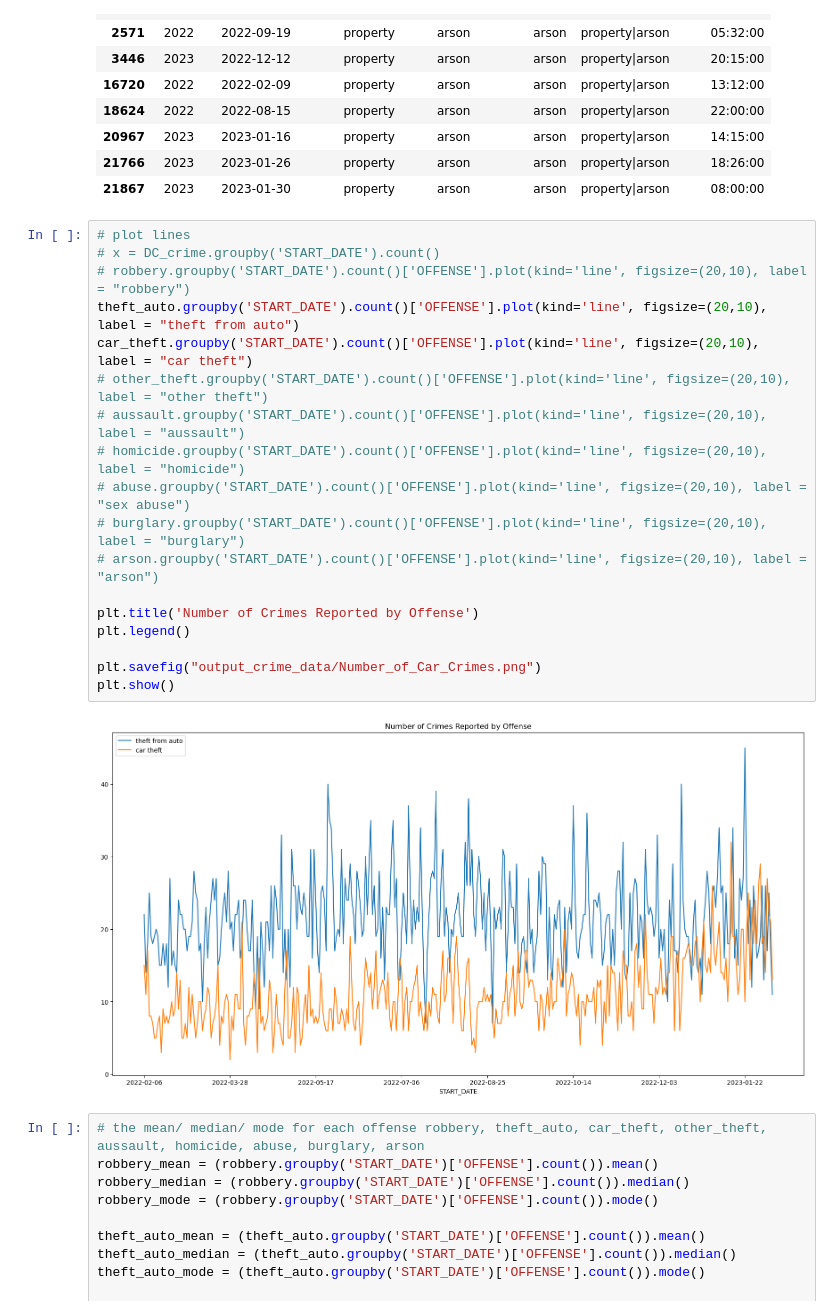
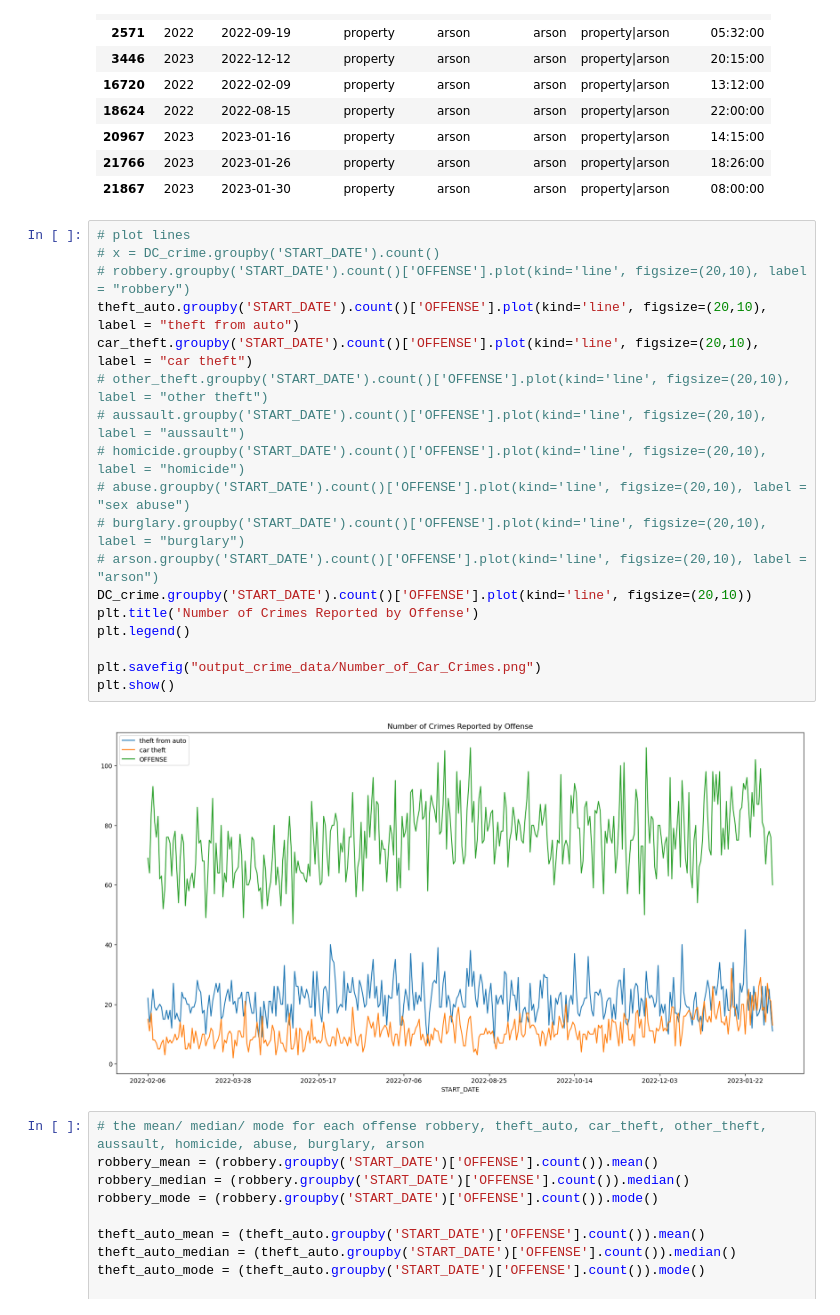
Before and after one commit to b-wild/Project_One_Group_2, a Jupyter notebook: DC_crime_analysis.ipynb, the cells around one changed output. Cells and saved outputs as stored; diff of their text form.

```diff
--- a/DC_crime_analysis.ipynb
+++ b/DC_crime_analysis.ipynb
@@ -108,23 +108,23 @@ arson
 # %%
 # plot lines
 # x = DC_crime.groupby('START_DATE').count()
 # robbery.groupby('START_DATE').count()['OFFENSE'].plot(kind='line', figsize=(20,10), label = "robbery")
 theft_auto.groupby('START_DATE').count()['OFFENSE'].plot(kind='line', figsize=(20,10), label = "theft from auto")
 car_theft.groupby('START_DATE').count()['OFFENSE'].plot(kind='line', figsize=(20,10), label = "car theft")
 # other_theft.groupby('START_DATE').count()['OFFENSE'].plot(kind='line', figsize=(20,10), label = "other theft")
 # aussault.groupby('START_DATE').count()['OFFENSE'].plot(kind='line', figsize=(20,10), label = "aussault")
 # homicide.groupby('START_DATE').count()['OFFENSE'].plot(kind='line', figsize=(20,10), label = "homicide")
 # abuse.groupby('START_DATE').count()['OFFENSE'].plot(kind='line', figsize=(20,10), label = "sex abuse")
 # burglary.groupby('START_DATE').count()['OFFENSE'].plot(kind='line', figsize=(20,10), label = "burglary")
 # arson.groupby('START_DATE').count()['OFFENSE'].plot(kind='line', figsize=(20,10), label = "arson")
-
+DC_crime.groupby('START_DATE').count()['OFFENSE'].plot(kind='line', figsize=(20,10))
 plt.title('Number of Crimes Reported by Offense')
 plt.legend()
 
 plt.savefig("output_crime_data/Number_of_Car_Crimes.png")
 plt.show()
 # %% [output]
-[figure, old version]
+[figure, new version]
 # %%
 # the mean/ median/ mode for each offense robbery, theft_auto, car_theft, other_theft, aussault, homicide, abuse, burglary, arson
 robbery_mean = (robbery.groupby('START_DATE')['OFFENSE'].count()).mean()
```
Also changed, not shown: 3 other files.
